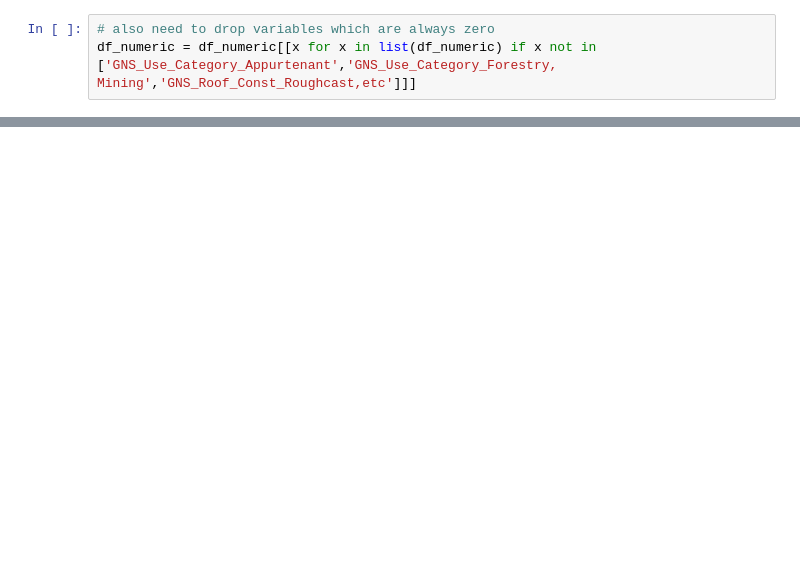
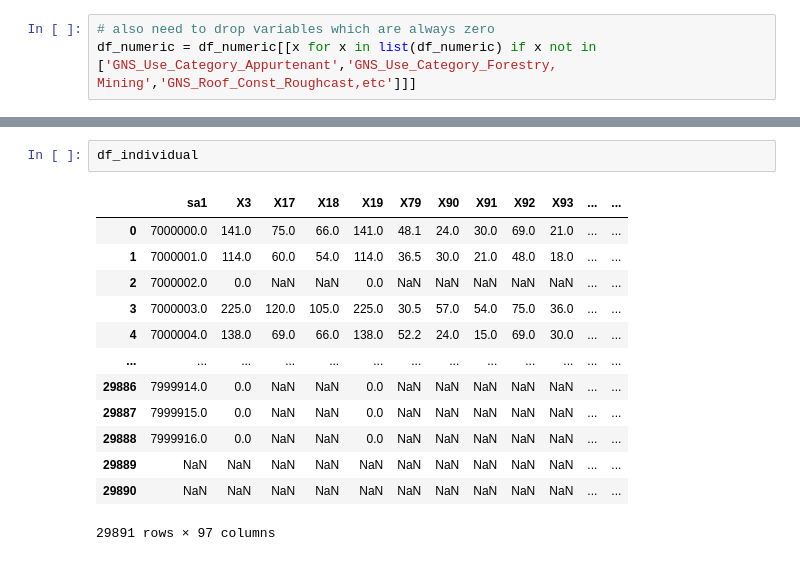
Before and after one commit to Shannon-Bengtson/FENZ_analysis, a Jupyter notebook: regressor_tests.ipynb, the cells around one changed output, grey strips where cells are left out. Saved outputs shown, nothing was run; the diff lists cells and outputs as text; blank space fills up the shorter version.

```diff
--- a/regressor_tests.ipynb
+++ b/regressor_tests.ipynb
@@ -226,0 +895,16 @@ fscore
+# %%
+df_individual
+# %% [output]
+|  | sa1 | X3 | X17 | X18 | X19 | X79 | X90 | X91 | X92 | X93 | ... | ... |
+| 0 | 7000000.0 | 141.0 | 75.0 | 66.0 | 141.0 | 48.1 | 24.0 | 30.0 | 69.0 | 21.0 | ... | ... |
+| 1 | 7000001.0 | 114.0 | 60.0 | 54.0 | 114.0 | 36.5 | 30.0 | 21.0 | 48.0 | 18.0 | ... | ... |
+| 2 | 7000002.0 | 0.0 | NaN | NaN | 0.0 | NaN | NaN | NaN | NaN | NaN | ... | ... |
+| 3 | 7000003.0 | 225.0 | 120.0 | 105.0 | 225.0 | 30.5 | 57.0 | 54.0 | 75.0 | 36.0 | ... | ... |
+| 4 | 7000004.0 | 138.0 | 69.0 | 66.0 | 138.0 | 52.2 | 24.0 | 15.0 | 69.0 | 30.0 | ... | ... |
+| ... | ... | ... | ... | ... | ... | ... | ... | ... | ... | ... | ... | ... |
+| 29886 | 7999914.0 | 0.0 | NaN | NaN | 0.0 | NaN | NaN | NaN | NaN | NaN | ... | ... |
+| 29887 | 7999915.0 | 0.0 | NaN | NaN | 0.0 | NaN | NaN | NaN | NaN | NaN | ... | ... |
+| 29888 | 7999916.0 | 0.0 | NaN | NaN | 0.0 | NaN | NaN | NaN | NaN | NaN | ... | ... |
+| 29889 | NaN | NaN | NaN | NaN | NaN | NaN | NaN | NaN | NaN | NaN | ... | ... |
+| 29890 | NaN | NaN | NaN | NaN | NaN | NaN | NaN | NaN | NaN | NaN | ... | ... |
+29891 rows × 97 columns
```
Also changed, not shown: parts of 108 cells of this notebook, 2 other files.
